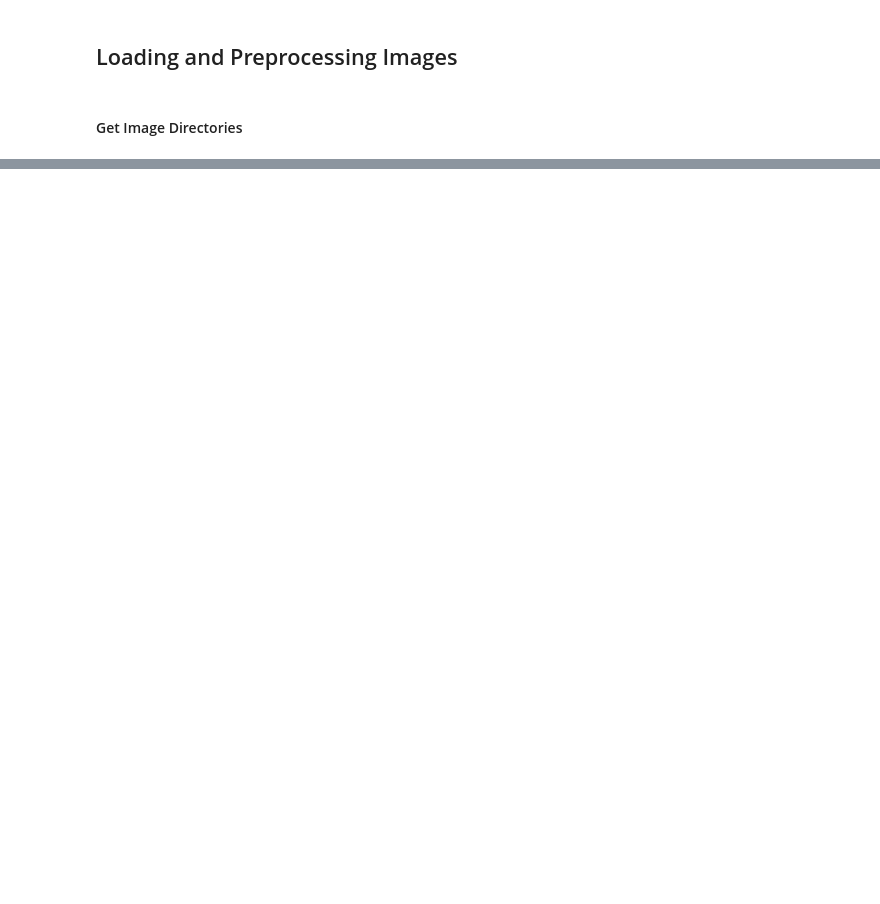
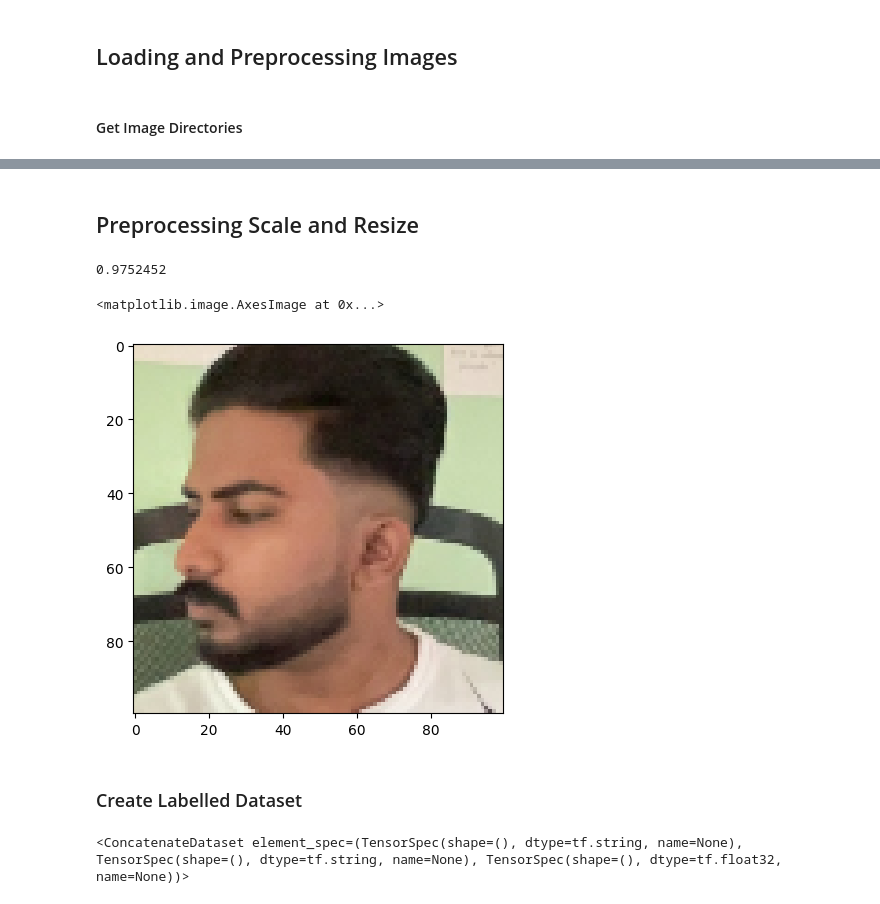
Before and after one commit to thanseefpp/FCRCG-CSN, a Jupyter notebook: FCRCG-CSN.ipynb, the cells around one changed output, grey strips where cells are left out. Saved outputs shown, nothing was run; the diff lists cells and outputs as text; code cells hidden in the pictures; blank space fills up the shorter version.

Commit message:
labelled dataset

```diff
--- a/FCRCG-CSN.ipynb
+++ b/FCRCG-CSN.ipynb
@@ -119,0 +137,26 @@ dir_test.next()
+# %% [markdown]
+## Preprocessing Scale and Resize
+# %%
+def preprocess(file_path):
+    # Read Image from file path
+    byte_img = tf.io.read_file(file_path)
+    # Load image and decoding
+    img = tf.io.decode_jpeg(byte_img)
+    # preprocessing steps - resizing the image to be 100x100x3
+    img = tf.image.resize(img,(100,100))
+    # scale image between 0 and 1
+    img = img / 255.0
+    return img
+# %%
+test_img = preprocess("data/anchor/688d9ca4-af7a-11ed-a26e-6e6b8c2589e1.jpg")
+# %%
+test_img.numpy().max()
+# %% [output]
+0.9752452
+# %%
+plt.imshow(test_img)
+# %% [output]
+<matplotlib.image.AxesImage at 0x...>
+[figure, added]
+# %% [markdown]
+### Create Labelled Dataset
@@ -119,0 +171,4 @@ dir_test.next()
+# %%
+data
+# %% [output]
+<ConcatenateDataset element_spec=(TensorSpec(shape=(), dtype=tf.string, name=None), TensorSpec(shape=(), dtype=tf.string, name=None), TensorSpec(shape=(), dtype=tf.float32, name=None))>
```
Also changed, not shown: parts of 8 cells of this notebook.
